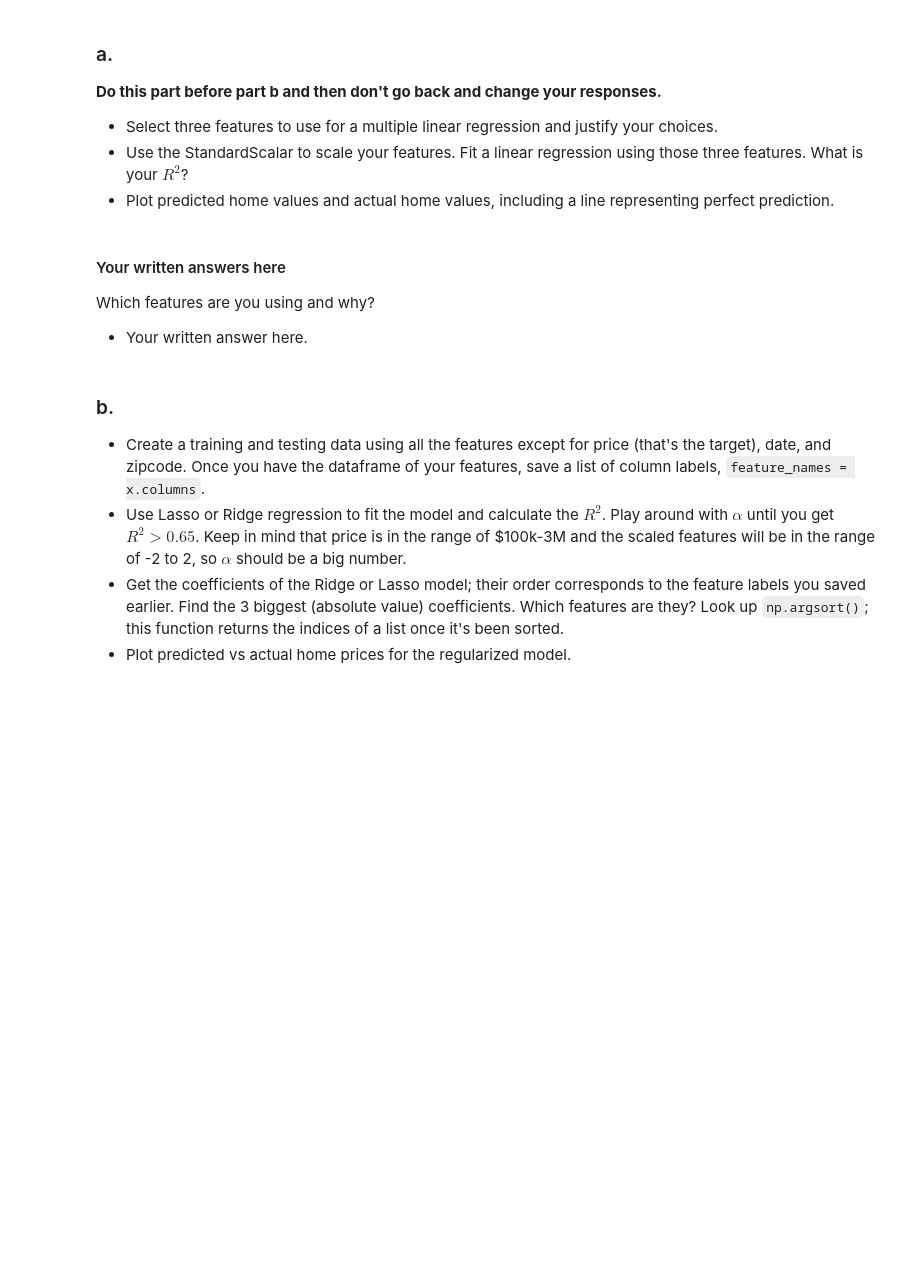
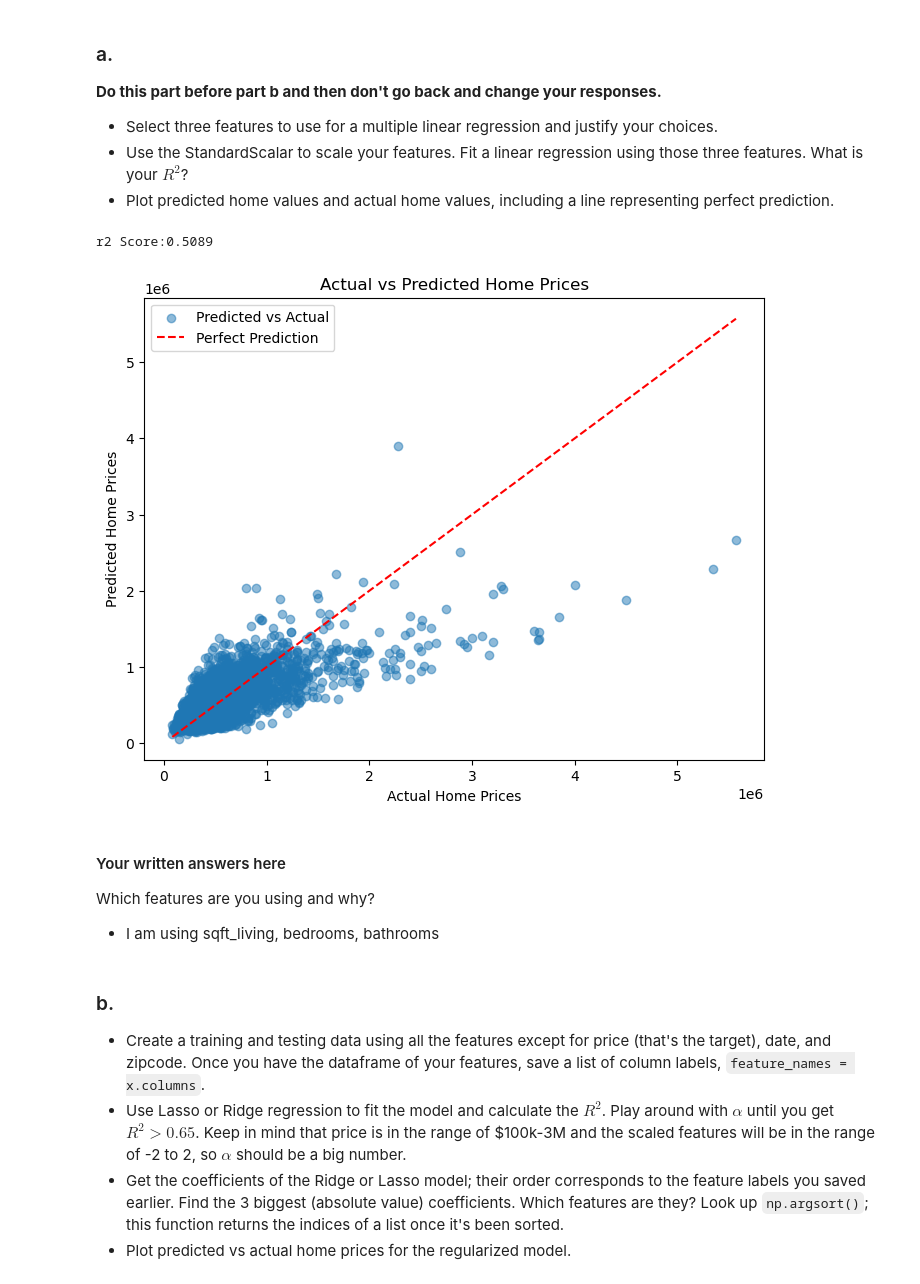
Before and after one commit to GettysburgDataScience/ps1-linear-regression-natalie-hall, a Jupyter notebook: PS1.ipynb, the cells around one changed output. Saved outputs shown, nothing was run; the diff lists cells and outputs as text; code cells hidden in the pictures; blank space fills up the shorter version.

````diff
--- a/PS1.ipynb
+++ b/PS1.ipynb
@@ -178,3 +223,41 @@ corr =
+# %%
+import pandas as pd
+import numpy as np
+import matplotlib.pyplot as plt
+from sklearn.model_selection import train_test_split
+from sklearn.preprocessing import StandardScaler
+from sklearn.linear_model import LinearRegression
+from sklearn.metrics import r2_score
+
+selected_features = ['sqft_living', 'bedrooms', 'bathrooms']
+X = housing_df[selected_features]
+y = housing_df['price']
+
+X_train, X_test, y_train, y_test = train_test_split(X, y, test_size=0.2, random_state=42)
+
+scaler = StandardScaler()
+X_train_scaled = scaler.fit_transform(X_train)
+X_test_scaled = scaler.transform(X_test)
+
+model = LinearRegression()
+model.fit(X_train_scaled, y_train)
+
+y_pred = model.predict(X_test_scaled)
+
+r2 = r2_score(y_test, y_pred)
+print(f'r2 Score:{r2:.4f}')
+
+plt.figure(figsize=(8,6))
+plt.scatter(y_test, y_pred, alpha=0.5, label="Predicted vs Actual")
+plt.plot([min(y_test), max(y_test)], [min(y_test), max(y_test)], color ='red',linestyle='dashed', label="Perfect Prediction")
+plt.xlabel("Actual Home Prices")
+plt.ylabel("Predicted Home Prices")
+plt.title("Actual vs Predicted Home Prices")
+plt.legend()
+plt.show()
+# %% [output]
+r2 Score:0.5089
+[figure, added]
 # %%
 from sklearn.preprocessing import StandardScaler
 
@@ -192,7 +275,7 @@ X = housing_df.drop(columns=['price'])
 #### Your written answers here
 Which features are you using and why?
 
- - Your written answer here.
+- I am using sqft_living, bedrooms, bathrooms
 # %% [markdown]
 ### b.
 - Create a training and testing data using all the features except for price (that's the target), date, and zipcode. Once you have the dataframe of your features, save a list of column labels, ```feature_names = x.columns```.
````
Also changed, not shown: parts of 15 cells of this notebook.
